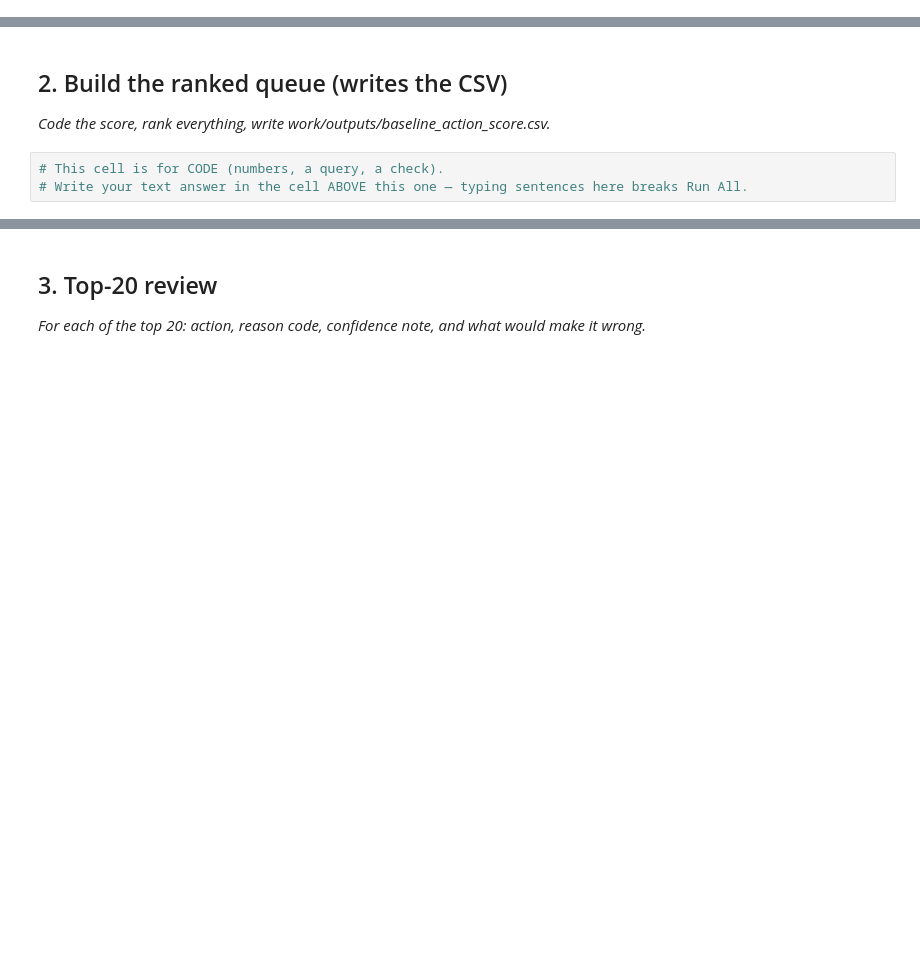
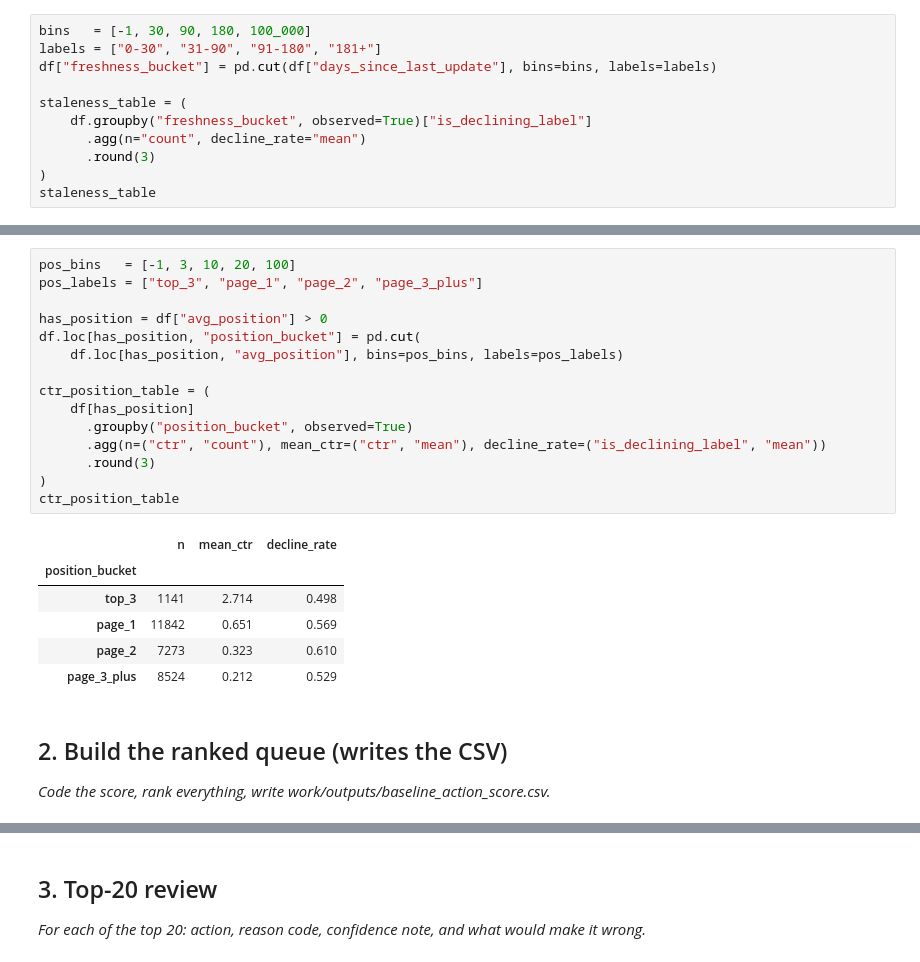
Before and after one commit to kaminari19/FlyRank-Starter, a Jupyter notebook: work/notebooks/w04_baseline_score.ipynb, the cells around one changed output, grey strips where cells are left out. Cells and saved outputs as stored; diff of their text form; blank space fills up the shorter version.

```diff
--- a/work/notebooks/w04_baseline_score.ipynb
+++ b/work/notebooks/w04_baseline_score.ipynb
@@ -15,0 +64,11 @@ This skeleton is yours to fill. Work the sections **in order** — each one has
+# %%
+bins   = [-1, 30, 90, 180, 100_000]
+labels = ["0-30", "31-90", "91-180", "181+"]
+df["freshness_bucket"] = pd.cut(df["days_since_last_update"], bins=bins, labels=labels)
+
+staleness_table = (
+    df.groupby("freshness_bucket", observed=True)["is_declining_label"]
+      .agg(n="count", decline_rate="mean")
+      .round(3)
+)
+staleness_table
@@ -16,7 +82,26 @@ This skeleton is yours to fill. Work the sections **in order** — each one has
+# %%
+pos_bins   = [-1, 3, 10, 20, 100]
+pos_labels = ["top_3", "page_1", "page_2", "page_3_plus"]
+
+has_position = df["avg_position"] > 0
+df.loc[has_position, "position_bucket"] = pd.cut(
+    df.loc[has_position, "avg_position"], bins=pos_bins, labels=pos_labels)
+
+ctr_position_table = (
+    df[has_position]
+      .groupby("position_bucket", observed=True)
+      .agg(n=("ctr", "count"), mean_ctr=("ctr", "mean"), decline_rate=("is_declining_label", "mean"))
+      .round(3)
+)
+ctr_position_table
+# %% [output]
+|  | n | mean_ctr | decline_rate |
+| position_bucket |  |  |  |
+| top_3 | 1141 | 2.714 | 0.498 |
+| page_1 | 11842 | 0.651 | 0.569 |
+| page_2 | 7273 | 0.323 | 0.610 |
+| page_3_plus | 8524 | 0.212 | 0.529 |
 # %% [markdown]
 ## 2. Build the ranked queue (writes the CSV)
 
 *Code the score, rank everything, write work/outputs/baseline_action_score.csv.*
-# %%
-# This cell is for CODE (numbers, a query, a check).
-# Write your text answer in the cell ABOVE this one — typing sentences here breaks Run All.
```
Also changed, not shown: parts of 12 cells of this notebook.
